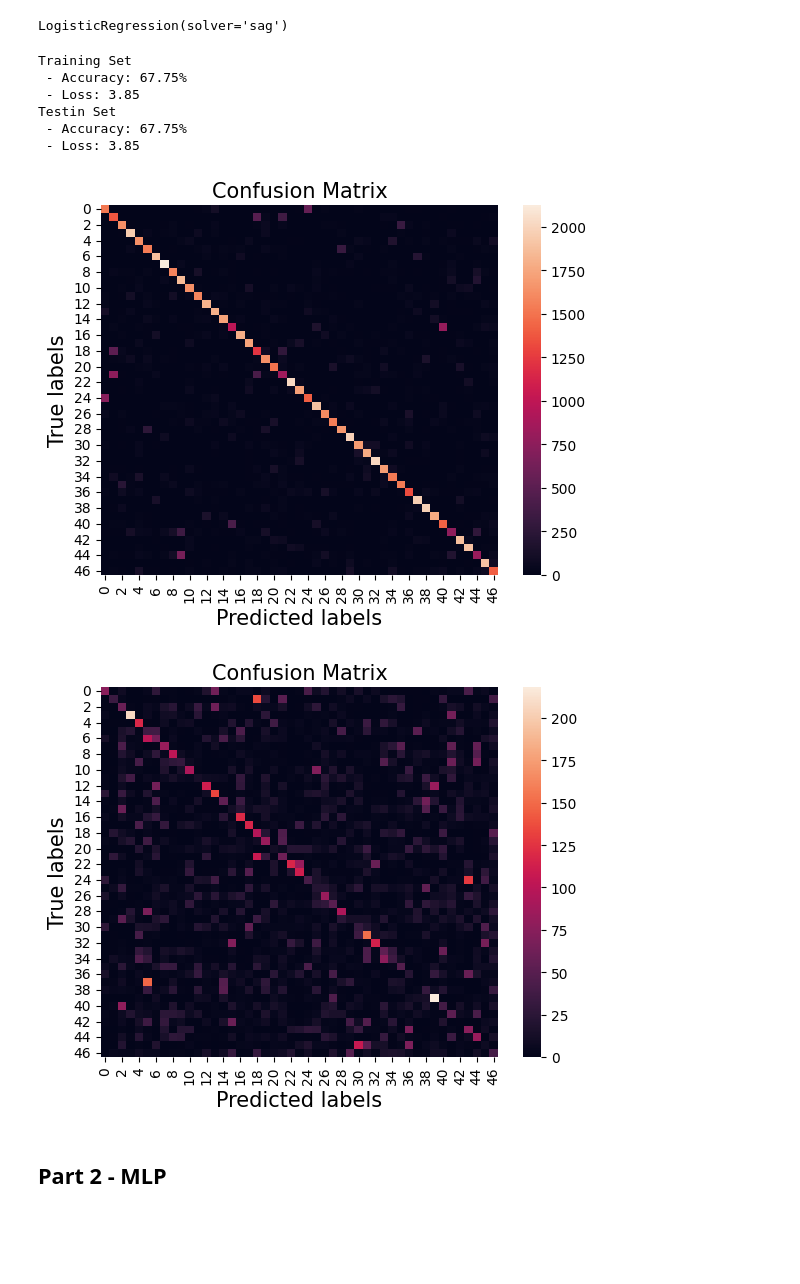
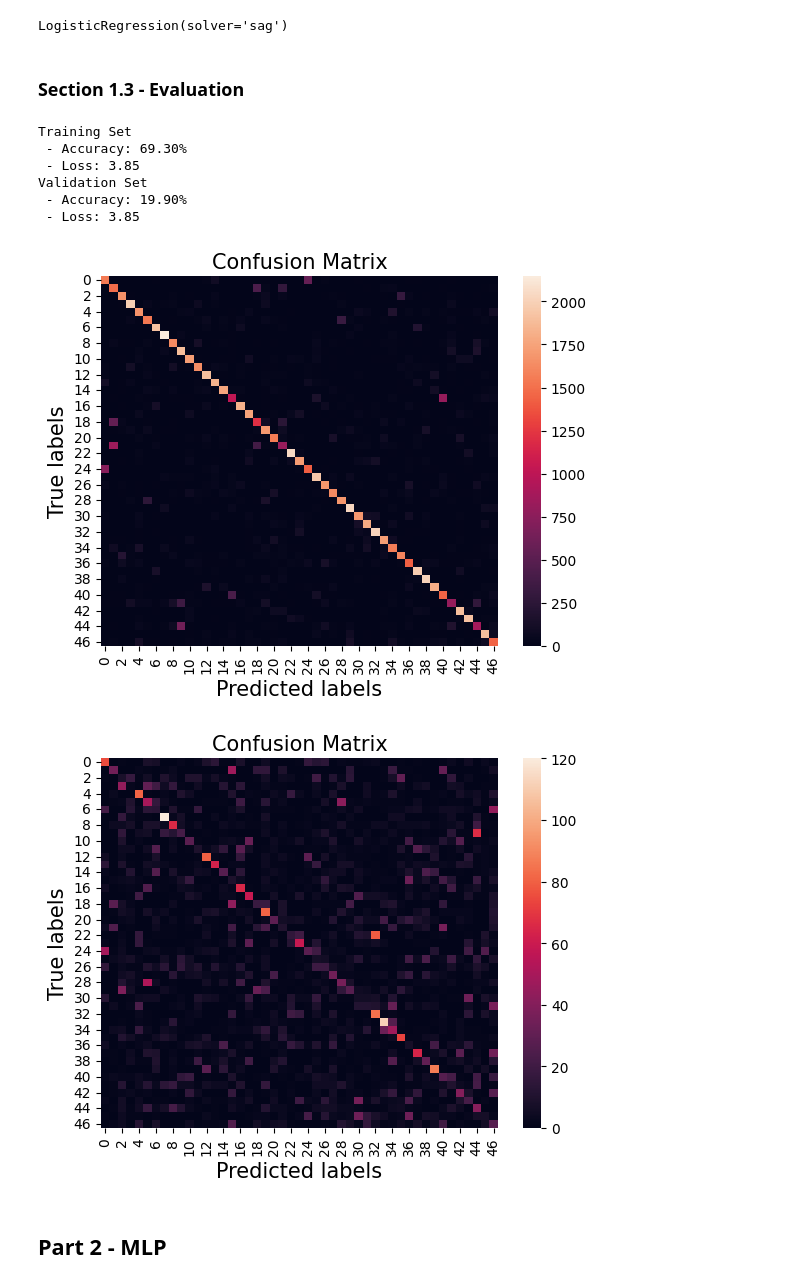
Before and after one commit to Sdfeagt/CS-3240-MLProject, a Jupyter notebook: project.ipynb, the cells around one changed output. Saved outputs shown, nothing was run; the diff lists cells and outputs as text; code cells hidden in the pictures; blank space fills up the shorter version.

Commit message:
Split testin dataset

```diff
--- a/project.ipynb
+++ b/project.ipynb
@@ -61,0 +61,13 @@ Name: CHAR, dtype: int64
+# %%
+X_train = np.array(data_train.iloc[:,1:].values)
+y_train = np.array(data_train["CHAR"].values)
+X_val = np.array(val_set.iloc[:,1:].values).astype(np.int64)
+y_val = np.array(val_set["CHAR"].values).astype(np.int64)
+X_test = np.array(test_set.iloc[:,1:].values).astype(np.int64)
+y_test = np.array(test_set["CHAR"].values).astype(np.int64)
+print(X_train.shape)
+print(y_train.shape)
+print(X_val.shape)
+print(y_val.shape)
+print(X_test.shape)
+print(y_test.shape)
@@ -153,45 +172,48 @@ ax.imshow(X_train[20].reshape([28,28]), cmap='gray')
 [figure]
 # %%
 # PCA used here
-X_test_reduced = pca.fit_transform(X_test)
 clfPCA = LogisticRegression(solver='sag')
-x_train_reduced = pca.fit_transform(X_train)
+X_train_reduced = pca.fit_transform(X_train)
 
-clfPCA.fit(x_train_reduced, y_train)
+clfPCA.fit(X_train_reduced, y_train)
 # %% [output]
 LogisticRegression(solver='sag')
+# %%
+X_val_reduced = pca.fit_transform(X_val)
+# %% [markdown]
+### Section 1.3 - Evaluation
 # %%
 y_pred_train = clfPCA.predict(X_train_reduced)
 acc_train = metrics.accuracy_score(y_train, y_pred_train)
-loss_func = metrics.log_loss(y_train, clfPCA.predict_log_proba(X_train_reduced))
+loss_train = metrics.log_loss(y_train, clfPCA.predict_log_proba(X_train_reduced))
 
-y_pred_test = clfPCA.predict(X_test_reduced)
-acc_test = metrics.accuracy_score(y_test, y_pred_test)
-loss_func = metrics.log_loss(y_test, clfPCA.predict_log_proba(X_test_reduced))
+y_pred_val = clfPCA.predict(X_val_reduced)
+acc_val = metrics.accuracy_score(y_val, y_pred_val)
+loss_val = metrics.log_loss(y_val, clfPCA.predict_log_proba(X_val_reduced))
 
 print("Training Set")
 print(f" - Accuracy: {100*acc_train:.2f}%")
-print(f" - Loss: {loss_func:.2f}")
-print("Testin Set")
-print(f" - Accuracy: {100*acc_train:.2f}%")
-print(f" - Loss: {loss_func:.2f}")
+print(f" - Loss: {loss_train:.2f}")
+print("Validation Set")
+print(f" - Accuracy: {100*acc_val:.2f}%")
+print(f" - Loss: {loss_val:.2f}")
 # %% [output]
 Training Set
- - Accuracy: 67.75%
+ - Accuracy: 69.30%
  - Loss: 3.85
-Testin Set
- - Accuracy: 67.75%
+Validation Set
+ - Accuracy: 19.90%
  - Loss: 3.85
 # %%
 
 generate_confusion_matrix(y_train, y_pred_train)
 # %% [output]
-[figure, old version]
+[figure, new version]
 # %%
 
-generate_confusion_matrix(y_test, y_pred_test)
+generate_confusion_matrix(y_val, y_pred_val)
 # %% [output]
-[figure, old version]
+[figure, new version]
 # %% [markdown]
 ## Part 2 - MLP
 # %% [markdown]
```
Also changed, not shown: parts of 14 cells of this notebook, 1 other file.
